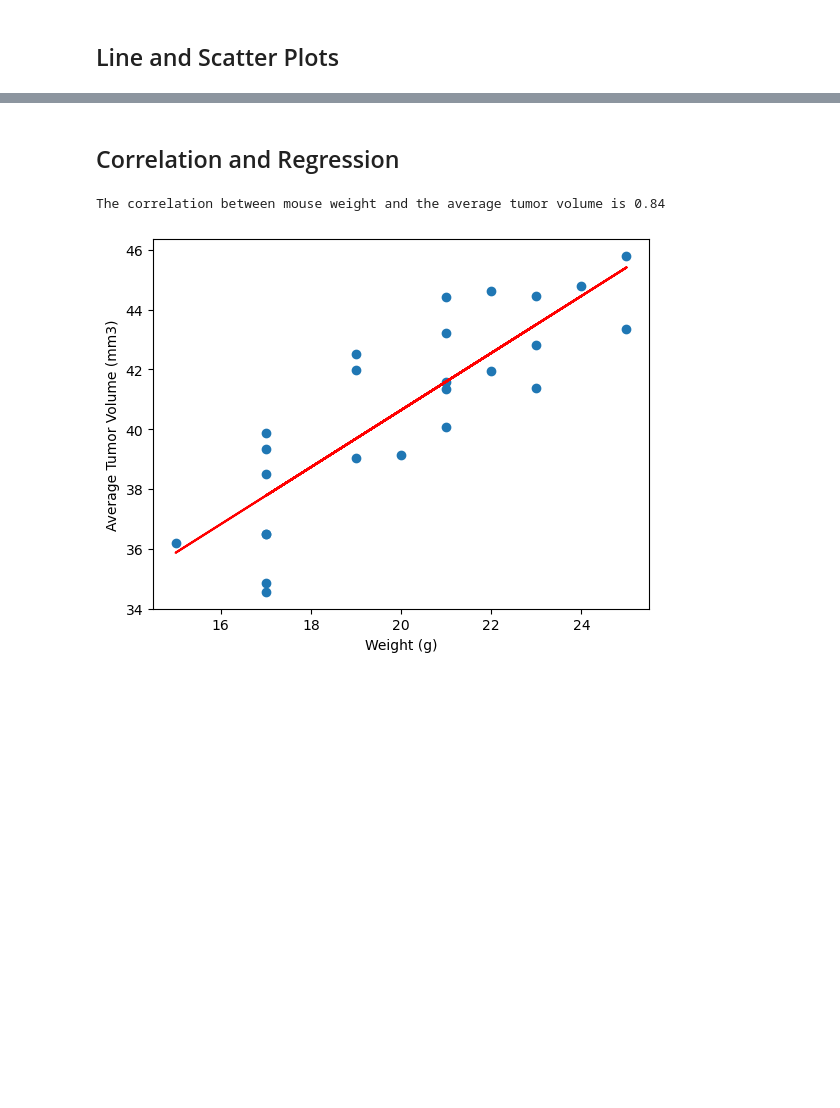
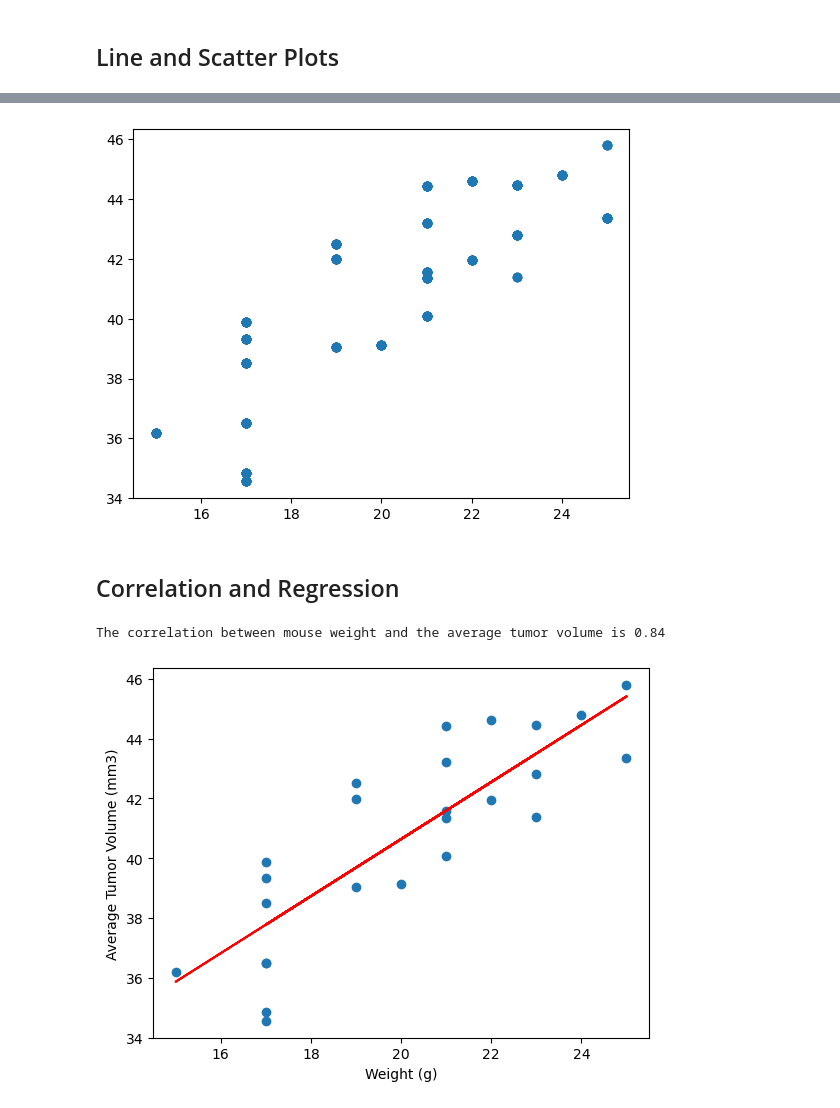
Before and after one commit to HanaDoubleU/matplotlib-challenge, a Jupyter notebook: Pymaceuticals/pymaceuticals_starter.ipynb, the cells around one changed output, grey strips where cells are left out. Cells and saved outputs as stored; diff of their text form; code cells hidden in the pictures; blank space fills up the shorter version.

```diff
--- a/Pymaceuticals/pymaceuticals_starter.ipynb
+++ b/Pymaceuticals/pymaceuticals_starter.ipynb
@@ -343,3 +352,17 @@ plt.show()
+# %%
+# Generate a scatter plot of mouse weight vs. the average observed tumor volume for the entire Capomulin regimen
+# source: referencing previous cells above
+# source: scatter_plot_solution.ipynb
+avgobstumorvol = capomulin.groupby('Mouse ID')['Tumor Volume (mm3)'].mean().reset_index()
+group2_df = pd.merge(capomulin, avgobstumorvol, on="Mouse ID", how="inner")
+relevantgroup2_df = group2_df.drop(columns=['Tumor Volume (mm3)_x'])
+renamedgroup2_df = relevantgroup2_df.rename(columns={"Tumor Volume (mm3)_y":"Average Observed Tumor Volume"})
+x_axis = renamedgroup2_df["Weight (g)"]
+y_axis = renamedgroup2_df["Average Observed Tumor Volume"]
+plt.scatter(x_axis, y_axis)
+plt.show()
+# %% [output]
+[figure, added]
 # %% [markdown]
 ## Correlation and Regression
 # %%
```
Also changed, not shown: parts of 4 cells of this notebook.
